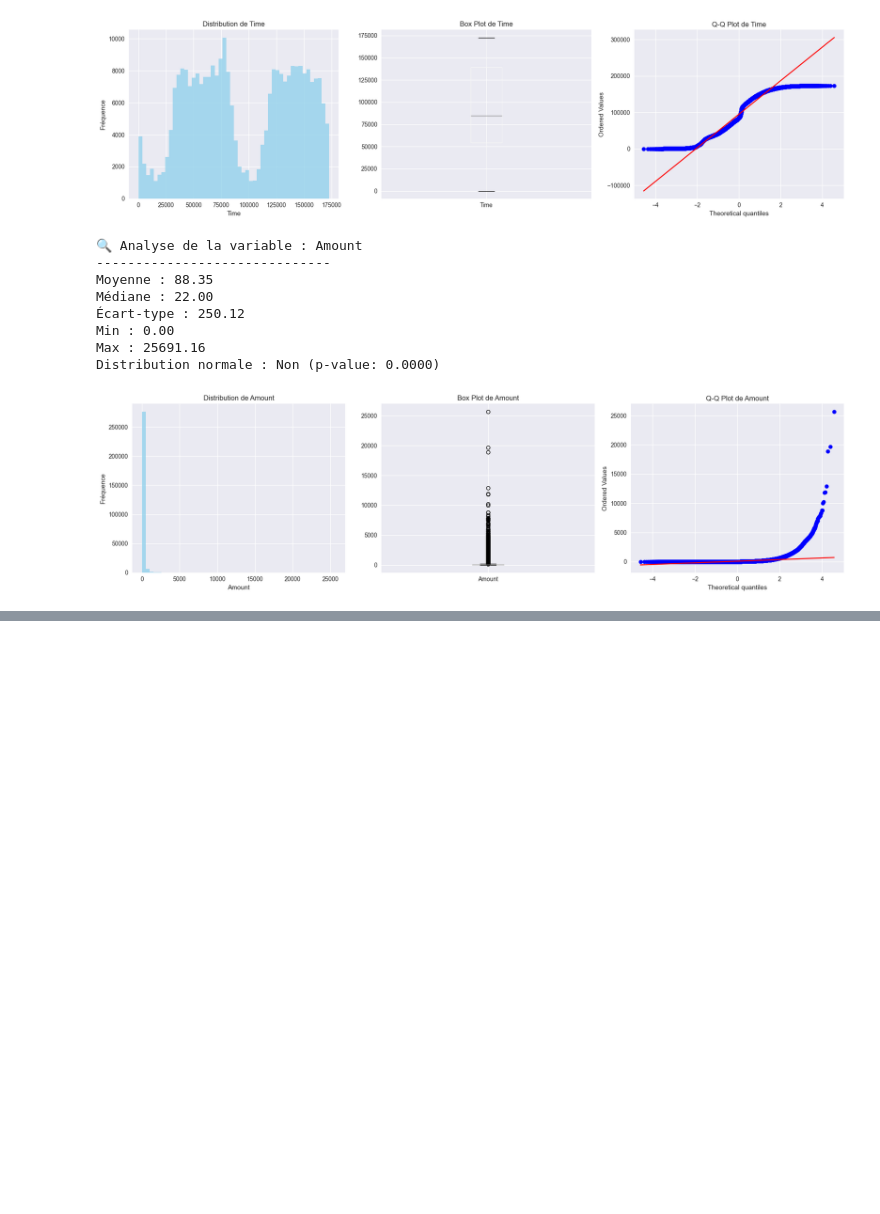
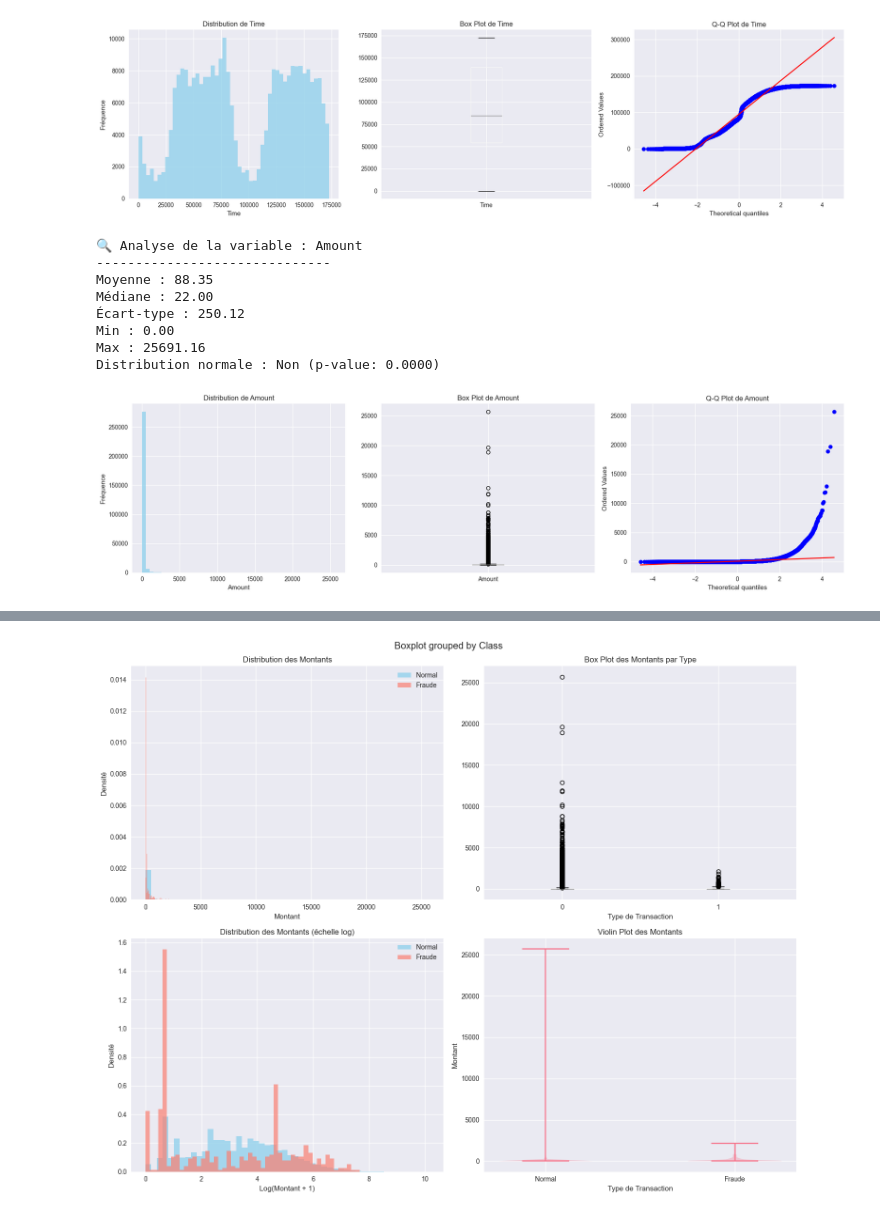
Before and after one commit to soboure69/Analyse_Exploratoire_Donn-es_EDA, a Jupyter notebook: EDA_Banque_Marketing.ipynb, the cells around one changed output, grey strips where cells are left out. Cells and saved outputs as stored; diff of their text form; code cells hidden in the pictures; blank space fills up the shorter version.

```diff
--- a/EDA_Banque_Marketing.ipynb
+++ b/EDA_Banque_Marketing.ipynb
@@ -341,0 +360,84 @@ Distribution normale : Non (p-value: 0.0000)
+# %%
+# Section 3.5 - Analyse Comparative : Transactions Normales vs Frauduleuses
+
+# Comparaison des distributions entre transactions normales et frauduleuses
+if 'fraud_df' in locals():
+    print("⚖️ COMPARAISON TRANSACTIONS NORMALES vs FRAUDULEUSES")
+    print("=" * 55)
+
+    # Séparation des données
+    normal_transactions = fraud_df[fraud_df[target_col] == 0]
+    fraud_transactions = fraud_df[fraud_df[target_col] == 1]
+
+    print(f"📊 Transactions normales : {len(normal_transactions):,}")
+    print(f"🚨 Transactions frauduleuses : {len(fraud_transactions):,}")
+
+    # Analyse comparative pour les variables clés
+    if 'Amount' in fraud_df.columns:
+        print("\\n💰 Analyse des montants :")
+        print("-" * 25)
+
+        # Statistiques comparatives
+        normal_amount_stats = normal_transactions['Amount'].describe()
+        fraud_amount_stats = fraud_transactions['Amount'].describe()
+
+        comparison_df = pd.DataFrame({
+            'Transactions_Normales': normal_amount_stats,
+            'Transactions_Frauduleuses': fraud_amount_stats
+        })
+
+        print(comparison_df)
+
+        # Test statistique
+        stat, p_value = stats.mannwhitneyu(normal_transactions['Amount'],
+                                          fraud_transactions['Amount'],
+                                          alternative='two-sided')
+        print(f"\\n📈 Test de Mann-Whitney U :")
+        print(f"   Statistique : {stat:.2f}")
+        print(f"   P-value : {p_value:.2e}")
+        significance = "significative" if p_value < 0.05 else "non significative"
+        print(f"   Différence {significance} entre les groupes")
+
+        # Visualisation comparative
+        fig, axes = plt.subplots(2, 2, figsize=(15, 12))
+
+        # Histogrammes comparatifs
+        axes[0,0].hist(normal_transactions['Amount'], bins=50, alpha=0.7,
+                      label='Normal', color='skyblue', density=True)
+        axes[0,0].hist(fraud_transactions['Amount'], bins=50, alpha=0.7,
+                      label='Fraude', color='salmon', density=True)
+        axes[0,0].set_title('Distribution des Montants')
+        axes[0,0].set_xlabel('Montant')
+        axes[0,0].set_ylabel('Densité')
+        axes[0,0].legend()
+
+        # Box plots comparatifs
+        fraud_df.boxplot(column='Amount', by=target_col, ax=axes[0,1])
+        axes[0,1].set_title('Box Plot des Montants par Type')
+        axes[0,1].set_xlabel('Type de Transaction')
+
+        # Montants en échelle log
+        normal_amounts_log = np.log1p(normal_transactions['Amount'])
+        fraud_amounts_log = np.log1p(fraud_transactions['Amount'])
+
+        axes[1,0].hist(normal_amounts_log, bins=50, alpha=0.7,
+                      label='Normal', color='skyblue', density=True)
+        axes[1,0].hist(fraud_amounts_log, bins=50, alpha=0.7,
+                      label='Fraude', color='salmon', density=True)
+        axes[1,0].set_title('Distribution des Montants (échelle log)')
+        axes[1,0].set_xlabel('Log(Montant + 1)')
+        axes[1,0].set_ylabel('Densité')
+        axes[1,0].legend()
+
+        # Violin plot
+        data_for_violin = [normal_transactions['Amount'], fraud_transactions['Amount']]
+        axes[1,1].violinplot(data_for_violin, positions=[0, 1])
+        axes[1,1].set_title('Violin Plot des Montants')
+        axes[1,1].set_xlabel('Type de Transaction')
+        axes[1,1].set_ylabel('Montant')
+        axes[1,1].set_xticks([0, 1])
+        axes[1,1].set_xticklabels(['Normal', 'Fraude'])
+
+        plt.tight_layout()
+        plt.show()
+# %% [output]
@@ -341,0 +463 @@ Distribution normale : Non (p-value: 0.0000)
+[figure, added]
```
Also changed, not shown: parts of 11 cells of this notebook, 15 other files.
